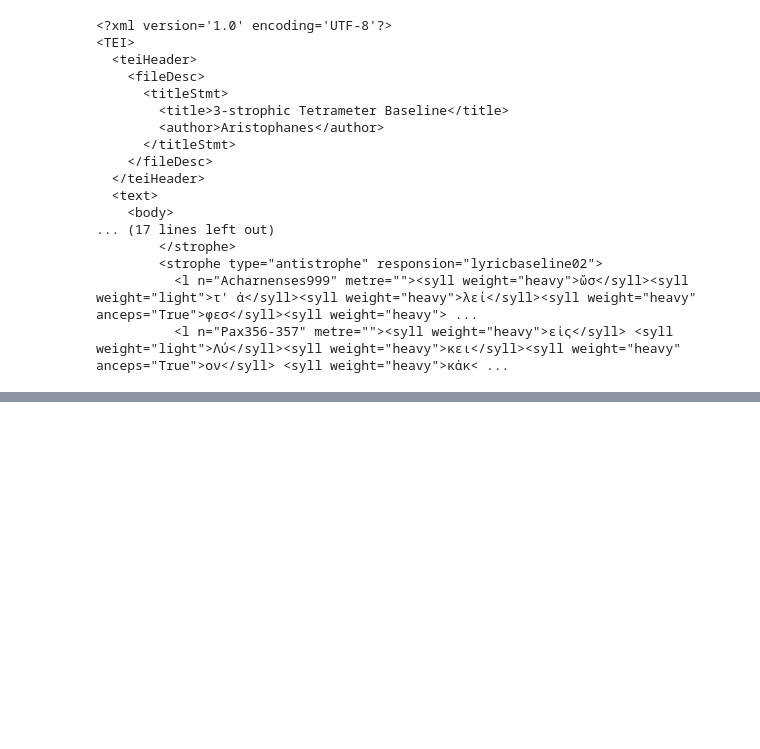
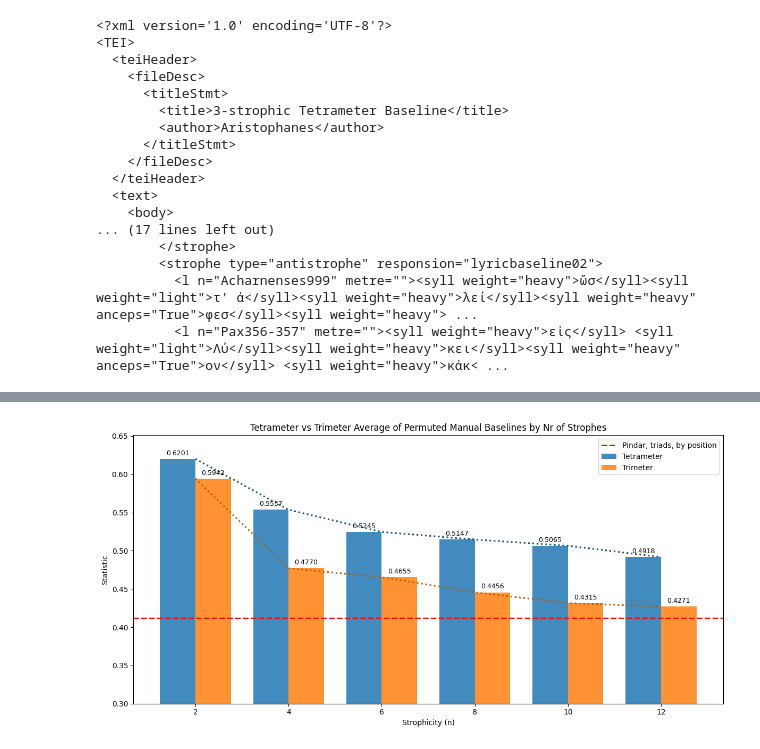
Before and after one commit to Urdatorn/responsio-accentuum, a Jupyter notebook: nb/aristophanes_baselines.ipynb, the cells around one changed output, grey strips where cells are left out. Cells and saved outputs as stored; diff of their text form; code cells hidden in the pictures; blank space fills up the shorter version.

Commit message:
barplot

```diff
--- a/nb/aristophanes_baselines.ipynb
+++ b/nb/aristophanes_baselines.ipynb
@@ -407,0 +424,39 @@ NameError: name 'tqdm' is not defined
+# %%
+import matplotlib.pyplot as plt
+import numpy as np
+
+keys = list(range(2, 13, 2))
+x = np.arange(len(keys))
+width = 0.38
+
+tetra_vals = [float(tetrameter_statistics[k]) for k in keys]
+tri_vals = [float(trimeter_statistics[k]) for k in keys]
+
+# Linear interpolation on a denser x-grid for smoother trend lines
+x_dense = np.linspace(x.min(), x.max(), 300)
+tetra_interp = np.interp(x_dense, x, tetra_vals)
+tri_interp = np.interp(x_dense, x, tri_vals)
+
+plt.figure(figsize=(12, 6))
+bars_tetra = plt.bar(x - width / 2, tetra_vals, width=width, label="Tetrameter", color="#1f77b4", alpha=0.85)
+bars_tri = plt.bar(x + width / 2, tri_vals, width=width, label="Trimeter", color="#ff7f0e", alpha=0.85)
+
+plt.plot(x_dense, tetra_interp, color="#0f4c81", linewidth=2.2, linestyle=":", label="_nolegend_")
+plt.plot(x_dense, tri_interp, color="#b85a00", linewidth=2.2, linestyle=":", label="_nolegend_")
+plt.axhline(y=0.4116, color="red", linewidth=2.0, linestyle="--", label="Pindar, triads, by position")
+
+# Mark each bar with its exact score to 4 decimals
+plt.bar_label(bars_tetra, fmt="%.4f", padding=3, fontsize=9)
+plt.bar_label(bars_tri, fmt="%.4f", padding=3, fontsize=9)
+
+plt.xticks(x, keys)
+plt.xlabel("Strophicity (n)")
+plt.ylabel("Statistic")
+plt.title("Tetrameter vs Trimeter Average of Permuted Manual Baselines by Nr of Strophes")
+plt.legend()
+plt.ylim(bottom=0.3)
+plt.tight_layout()
+plt.savefig(ROOT / "media" / "significance" / "bl_aristoph_barplot.png", dpi=400)
+plt.show()
+# %% [output]
+[figure, added]
```
Also changed, not shown: parts of 1 cell of this notebook, 1 other file.
